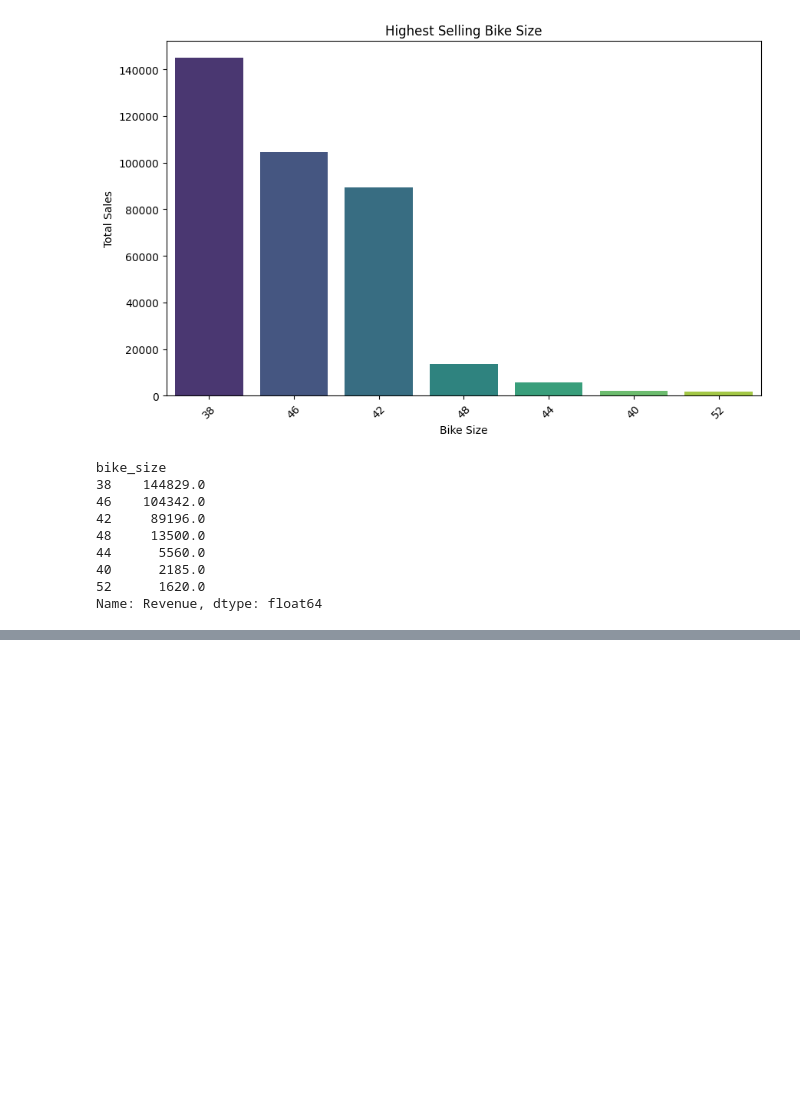
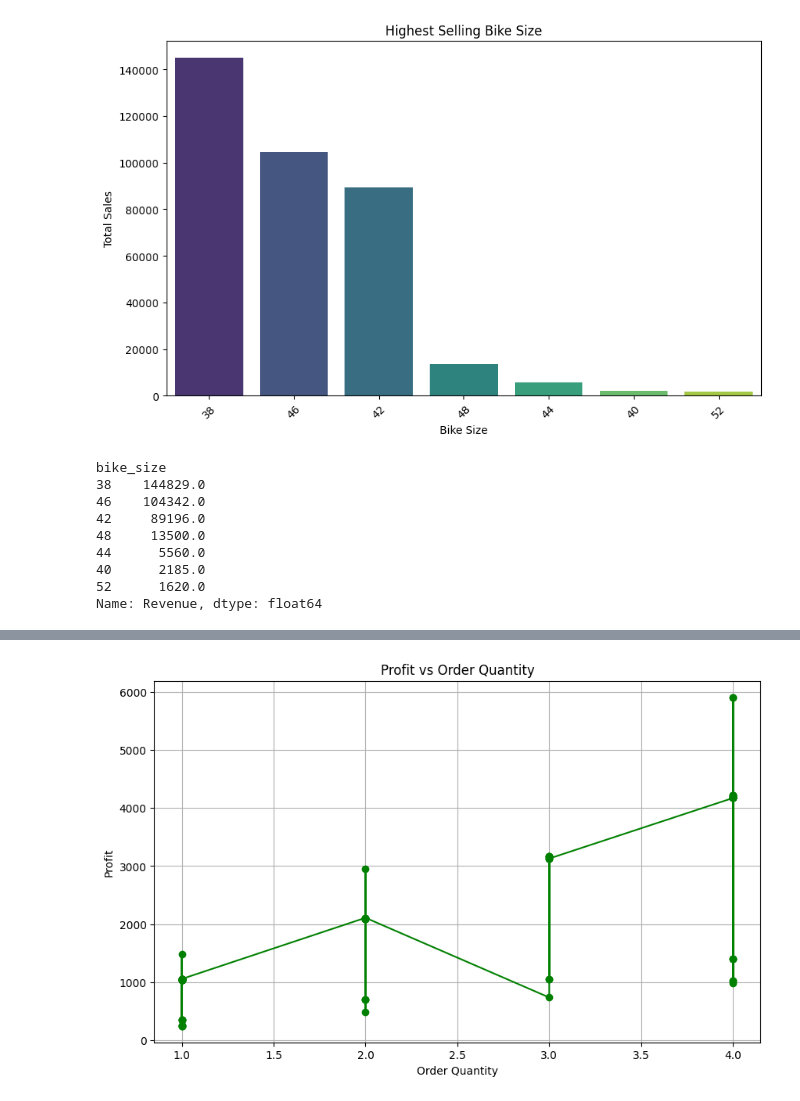
Before and after one commit to anitajn86/DATA-VIZ, a Jupyter notebook: Vizwork.ipynb, the cells around one changed output, grey strips where cells are left out. Saved outputs shown, nothing was run; the diff lists cells and outputs as text; code cells hidden in the pictures; blank space fills up the shorter version.

```diff
--- a/Vizwork.ipynb
+++ b/Vizwork.ipynb
@@ -330,0 +378,11 @@ Name: Revenue, dtype: float64
+# %%
+plt.figure(figsize=(10, 6))
+bikes_sorted = bikes.sort_values("Order_Quantity")  # Sort to maintain order in line graph
+plt.plot(bikes_sorted["Order_Quantity"], bikes_sorted[" Profit "], marker="o", linestyle="-", color="g")
+plt.xlabel("Order Quantity")
+plt.ylabel("Profit")
+plt.title("Profit vs Order Quantity")
+plt.grid()
+plt.show()
+# %% [output]
+[figure, added]
```
Also changed, not shown: parts of 4 cells of this notebook.
